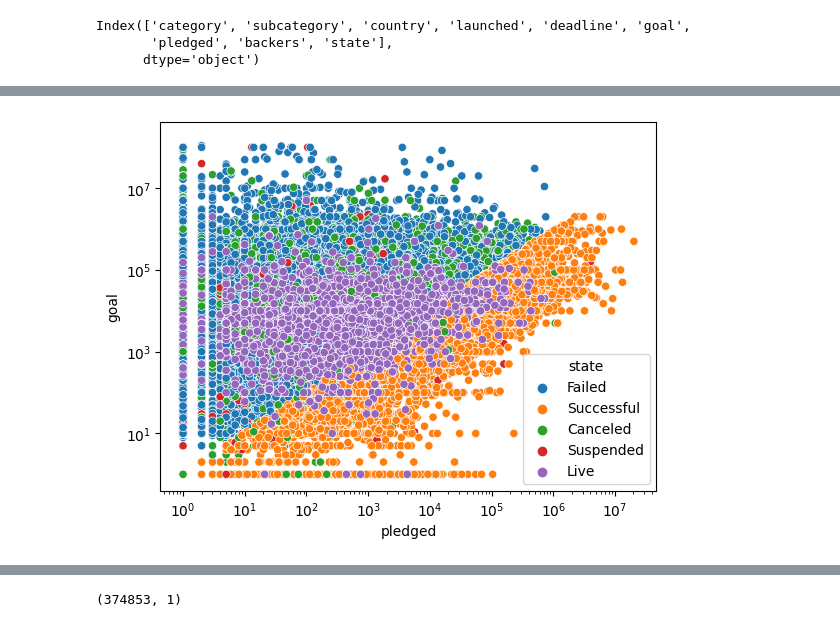
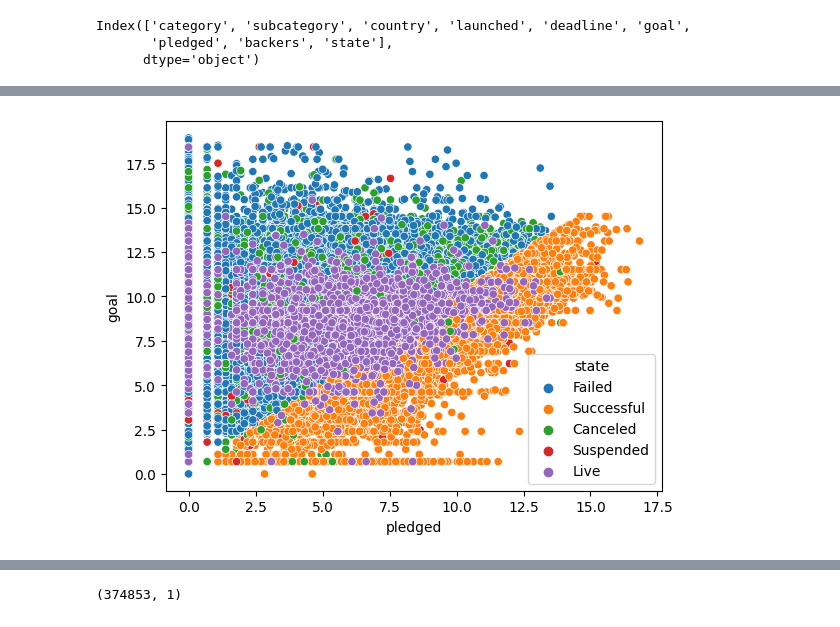
Before and after one commit to rouven-pampus/kickstart_masters, a Jupyter notebook: ML Baseline.ipynb, the cells around one changed output, grey strips where cells are left out. Drawn from its saved outputs; the diff is of its cells as text; code cells hidden in the pictures.

```diff
--- a/ML Baseline.ipynb
+++ b/ML Baseline.ipynb
@@ -33,10 +35,8 @@ df[['category', 'subcategory', 'country', 'goal']].corr()
 # %%
 # Plot relationship between goal and pledged
 sns.scatterplot(x="pledged", y="goal", data=df, hue='state')
-plt.xscale('log')
-plt.yscale('log')
 plt.show()
 # %% [output]
-[figure, old version]
+[figure, new version]
 # %%
 df.describe()
```
Also changed, not shown: parts of 6 cells of this notebook.
